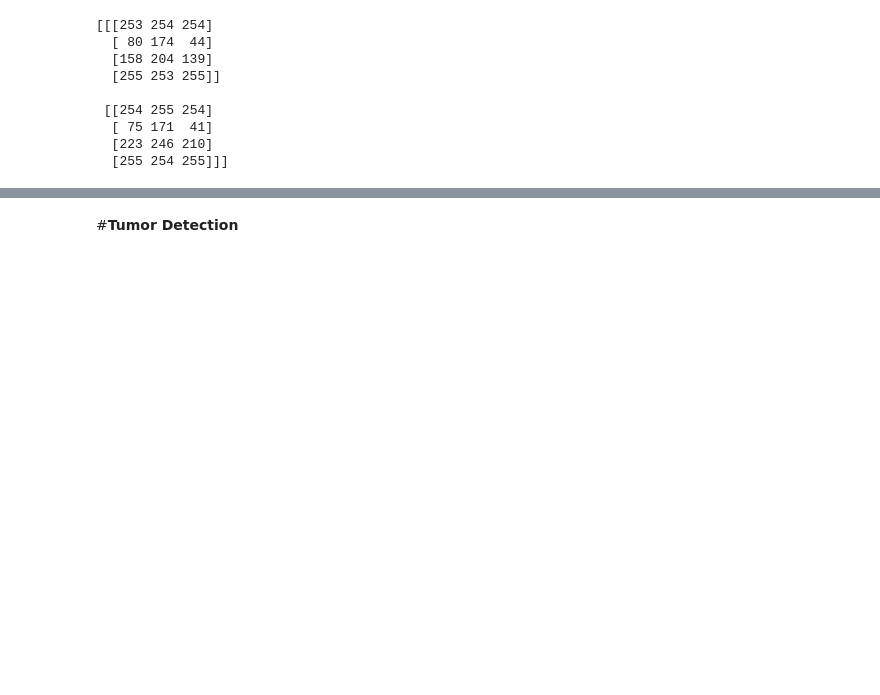
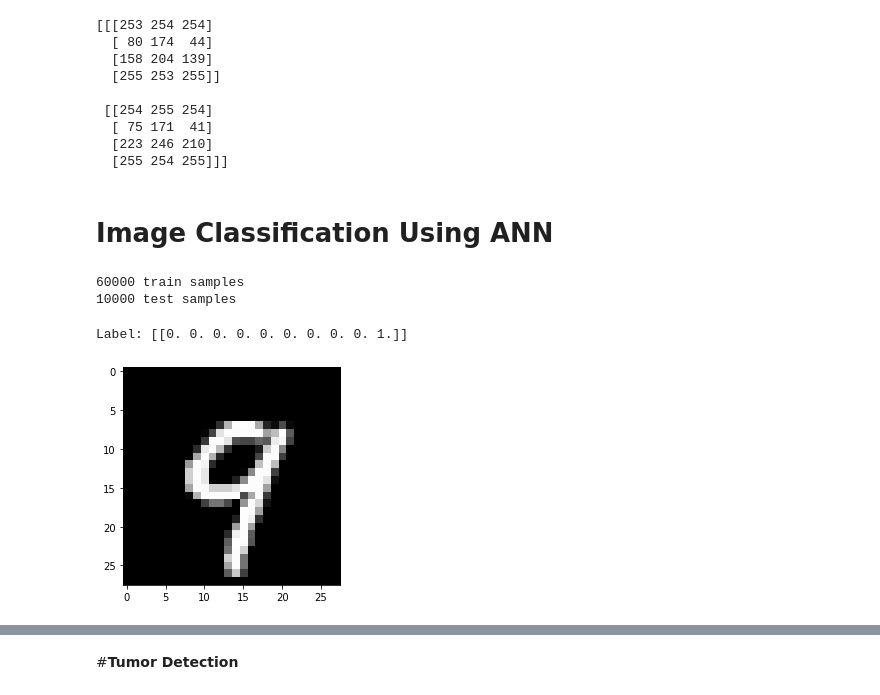
Before and after one commit to vvrgit/NNDL-2020, a Jupyter notebook: LAB01_Artificial_Neural_Networks_Dr_Venkataramana_Veeramsetty.ipynb, the cells around one changed output, grey strips where cells are left out. Saved outputs shown, nothing was run; the diff lists cells and outputs as text; code cells hidden in the pictures; blank space fills up the shorter version.

```diff
--- a/LAB01_Artificial_Neural_Networks_Dr_Venkataramana_Veeramsetty.ipynb
+++ b/LAB01_Artificial_Neural_Networks_Dr_Venkataramana_Veeramsetty.ipynb
@@ -1669,3 +1669,5 @@ print(img_resize_col)
   [ 75 171  41]
   [223 246 210]
   [255 254 255]]]
+# %% [markdown]
+# **Image Classification Using ANN**
@@ -1671,0 +1686,34 @@ print(img_resize_col)
+# %%
+batch_size = 128
+num_classes = 10
+epochs = 2
+
+# the data, split between train and test sets
+(x_train, y_train), (x_test, y_test) = mnist.load_data()
+
+x_train = x_train.reshape(60000, 784)
+x_test = x_test.reshape(10000, 784)
+x_train = x_train.astype('float32')
+x_test = x_test.astype('float32')
+
+# Normalize to 0 to 1 range
+x_train /= 255
+x_test /= 255
+
+print(x_train.shape[0], 'train samples')
+print(x_test.shape[0], 'test samples')
+
+# convert class vectors to binary class matrices
+from keras.utils import np_utils
+y_train = keras.utils.np_utils.to_categorical(y_train, num_classes)
+y_test = keras.utils.np_utils.to_categorical(y_test, num_classes)
+# %% [output]
+60000 train samples
+10000 test samples
+# %%
+print("Label:",y_test[12:13])
+plt.imshow(x_test[12:13].reshape(28,28), cmap='gray')
+plt.show()
+# %% [output]
+Label: [[0. 0. 0. 0. 0. 0. 0. 0. 0. 1.]]
+[figure, added]
```
Also changed, not shown: parts of 25 cells of this notebook.
